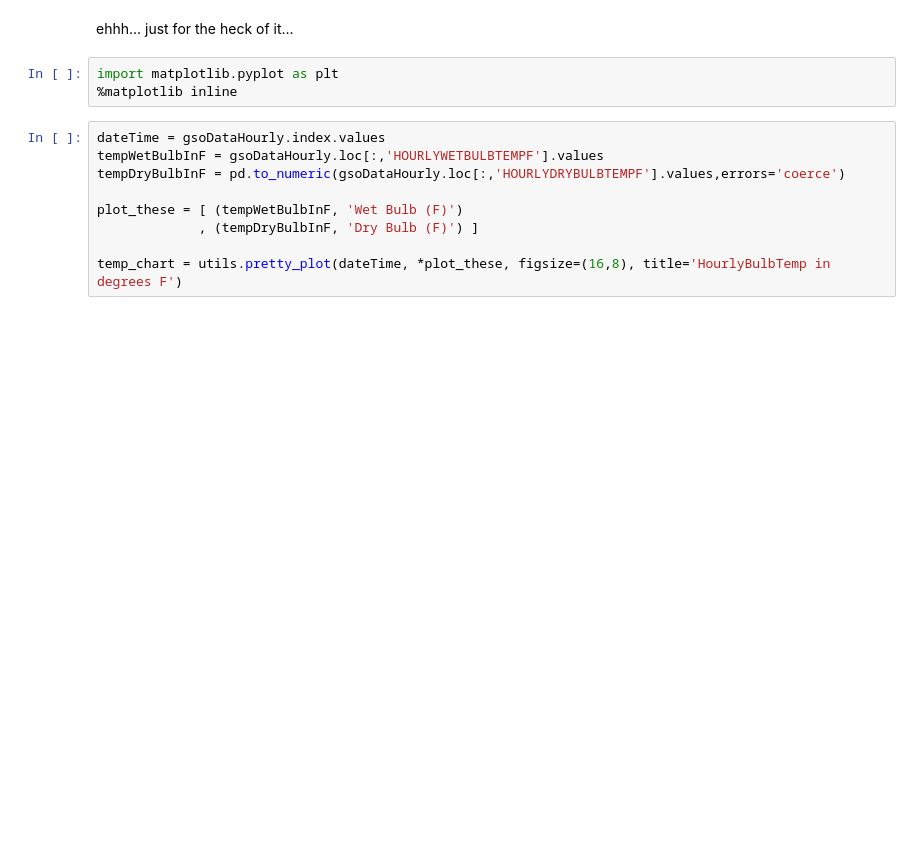
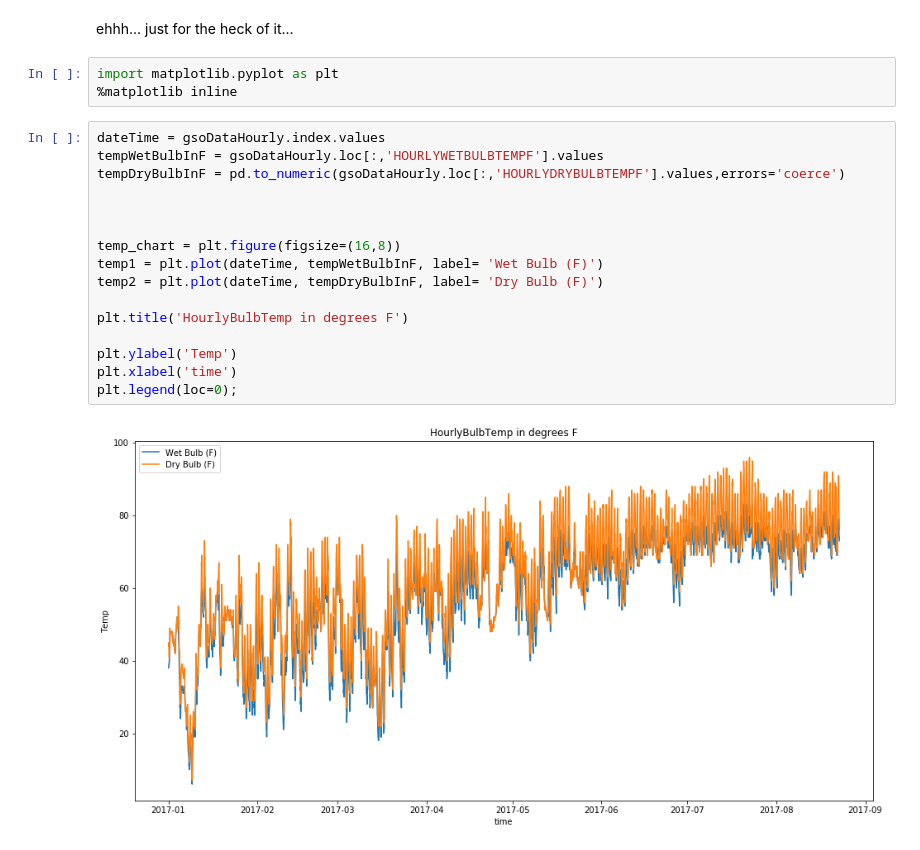
Before and after one commit to UNCG-CSE/Library-Computer-Usage-Analysis, a Jupyter notebook: src/GSOWeather.ipynb, the cells around one changed output. Cells and saved outputs as stored; diff of their text form; blank space fills up the shorter version.

```diff
--- a/src/GSOWeather.ipynb
+++ b/src/GSOWeather.ipynb
@@ -88,9 +220,18 @@ import matplotlib.pyplot as plt
 # %%
 dateTime = gsoDataHourly.index.values
 tempWetBulbInF = gsoDataHourly.loc[:,'HOURLYWETBULBTEMPF'].values
 tempDryBulbInF = pd.to_numeric(gsoDataHourly.loc[:,'HOURLYDRYBULBTEMPF'].values,errors='coerce')
 
-plot_these = [ (tempWetBulbInF, 'Wet Bulb (F)')
-             , (tempDryBulbInF, 'Dry Bulb (F)') ]
 
-temp_chart = utils.pretty_plot(dateTime, *plot_these, figsize=(16,8), title='HourlyBulbTemp in degrees F')
+
+temp_chart = plt.figure(figsize=(16,8))
+temp1 = plt.plot(dateTime, tempWetBulbInF, label= 'Wet Bulb (F)')
+temp2 = plt.plot(dateTime, tempDryBulbInF, label= 'Dry Bulb (F)')
+
+plt.title('HourlyBulbTemp in degrees F')
+
+plt.ylabel('Temp')
+plt.xlabel('time')
+plt.legend(loc=0);
+# %% [output]
+[figure, added]
```
Also changed, not shown: parts of 17 cells of this notebook, 1 other file.
